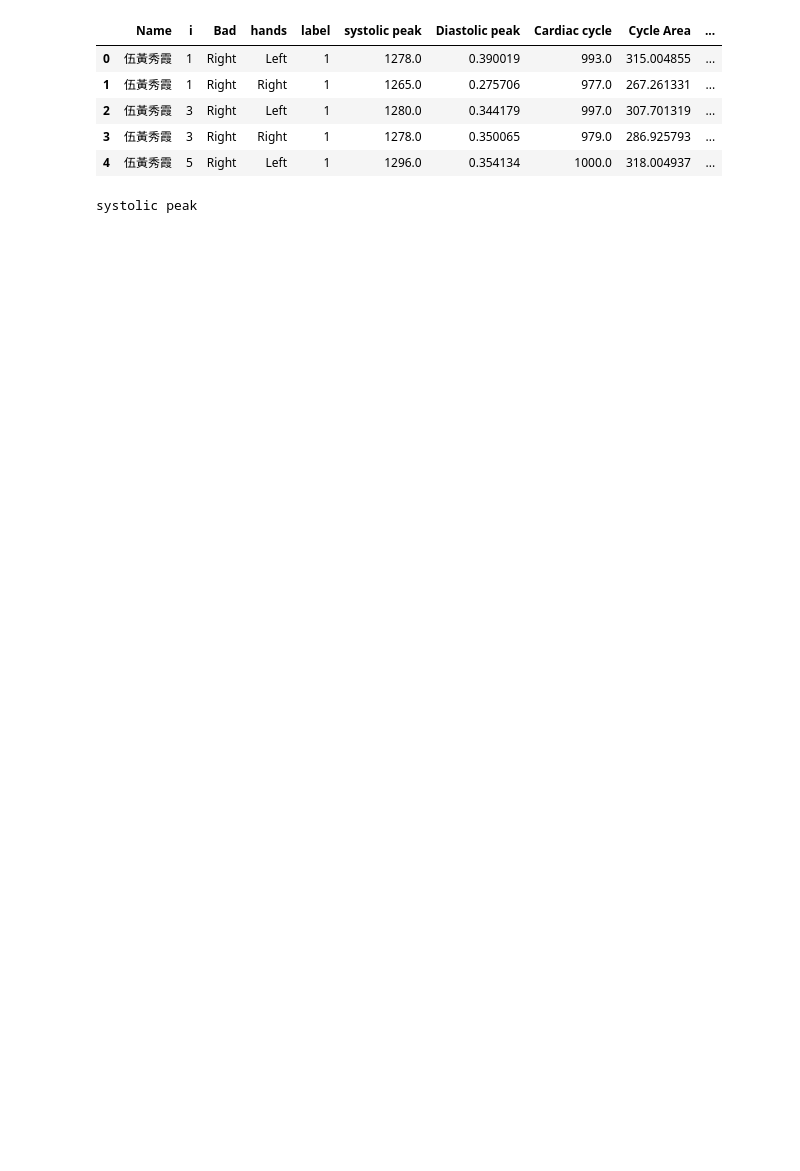
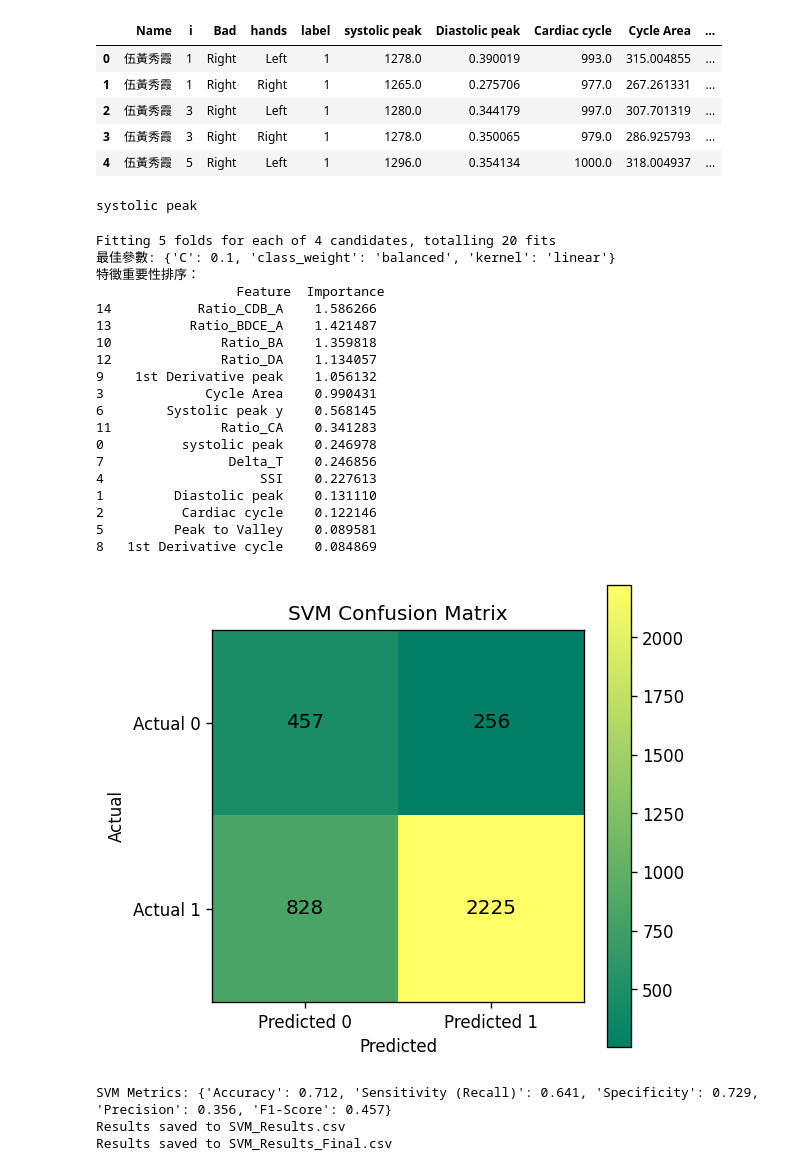
Before and after one commit to m11217045/PPG, a Jupyter notebook: Classfication.ipynb, the cells around one changed output. Drawn from its saved outputs; the diff is of its cells as text; code cells hidden in the pictures; blank space fills up the shorter version.

```diff
--- a/Classfication.ipynb
+++ b/Classfication.ipynb
@@ -36,3 +38,23 @@ X_train = scaler.fit_transform(X_train)
 X_test = scaler.transform(X_test)
 # %% [output]
 systolic peak
+# %%
+# 繪製混淆矩陣
+def plot_confusion_matrix(conf_matrix, title='Confusion Matrix'):
+    plt.figure(figsize=(5, 5), dpi=120)
+    plt.imshow(conf_matrix, cmap='summer')
+    plt.colorbar()
+
+    for i in range(conf_matrix.shape[0]):
+        for j in range(conf_matrix.shape[1]):
+            plt.text(j, i, str(conf_matrix[i, j]), fontsize=12,
+                     horizontalalignment='center', verticalalignment='center')
+
+
+
+    plt.xticks(np.arange(0, 2), ['Predicted 0', 'Predicted 1'])
+    plt.yticks(np.arange(0, 2), ['Actual 0', 'Actual 1'])
+    plt.ylabel('Actual')
+    plt.xlabel('Predicted')
+    plt.title(title)
+    plt.show()
@@ -39,31 +119,61 @@ systolic peak
 # %%
-# 定義 SVM 模型並使用網格搜尋尋找最佳參數
-def train_svm(X_train, y_train, X_test, y_test):
-    param_grid_linear = {
+# 定義 SVM 模型
+def train_svm(X_train, y_train, X_test, y_test, X_columns):
+    param_grid = {
         'C': [0.1, 1, 10, 100],
         'kernel': ['linear'],
         'class_weight': ['balanced']
     }
 
-    # 初始化 SVM 並進行 GridSearchCV
-    svm_grid_search = GridSearchCV(SVC(), param_grid_linear, cv=5, scoring='accuracy', n_jobs=-1, verbose=1)
+    svm_grid_search = GridSearchCV(SVC(), param_grid, cv=5, scoring='accuracy', n_jobs=-1, verbose=1)
     svm_grid_search.fit(X_train, y_train)
 
-    # 提取最佳模型及其參數
     best_model = svm_grid_search.best_estimator_
     best_params = svm_grid_search.best_params_
-    best_score = svm_grid_search.best_score_
+    y_pred = best_model.predict(X_test)
+    conf_matrix = confusion_matrix(y_test, y_pred)
+    metrics = calculate_metrics(conf_matrix)
 
-    # 預測測試集
-    y_pred = best_model.predict(X_test)
-    accuracy = accuracy_score(y_test, y_pred)
-    report = classification_report(y_test, y_pred)
-
-    # 計算特徵重要性
     feature_importance = np.abs(best_model.coef_[0])
     feature_importance_df = pd.DataFrame({
-        'Feature': X.columns,
+        'Feature': X_columns,
         'Importance': feature_importance
     }).sort_values(by='Importance', ascending=False)
 
-    return best_model, best_params, best_score, accuracy, report, y_pred, feature_importance_df
+        # 預測測試集
+
+    print("最佳參數:", best_params)
+    print("特徵重要性排序：\n", feature_importance_df)
+
+    return best_model, metrics, conf_matrix, y_pred, feature_importance_df
+
+
+# SVM
+svm_model, svm_metrics, svm_conf_matrix, svm_y_pred, feature_importance_df = train_svm(X_train, y_train, X_test, y_test, X.columns)
+plot_confusion_matrix(svm_conf_matrix, title='SVM Confusion Matrix')
+print("SVM Metrics:", svm_metrics)
+save_results_to_csv('SVM_Results', info_test, y_test, svm_y_pred)
+# %% [output]
+Fitting 5 folds for each of 4 candidates, totalling 20 fits
+最佳參數: {'C': 0.1, 'class_weight': 'balanced', 'kernel': 'linear'}
+特徵重要性排序：
+                  Feature  Importance
+14           Ratio_CDB_A    1.586266
+13          Ratio_BDCE_A    1.421487
+10              Ratio_BA    1.359818
+12              Ratio_DA    1.134057
+9    1st Derivative peak    1.056132
+3             Cycle Area    0.990431
+6        Systolic peak y    0.568145
+11              Ratio_CA    0.341283
+0          systolic peak    0.246978
+7                Delta_T    0.246856
+4                    SSI    0.227613
+1         Diastolic peak    0.131110
+2          Cardiac cycle    0.122146
+5         Peak to Valley    0.089581
+8   1st Derivative cycle    0.084869
+[figure, added]
+SVM Metrics: {'Accuracy': 0.712, 'Sensitivity (Recall)': 0.641, 'Specificity': 0.729, 'Precision': 0.356, 'F1-Score': 0.457}
+Results saved to SVM_Results.csv
+Results saved to SVM_Results_Final.csv
```
Also changed, not shown: parts of 12 cells of this notebook, 3 other files.
